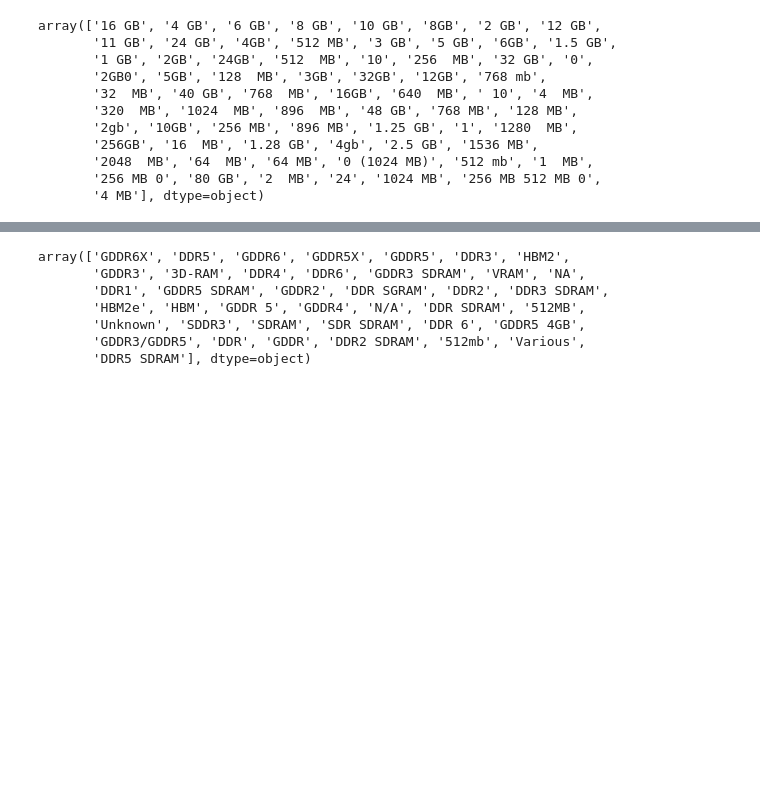
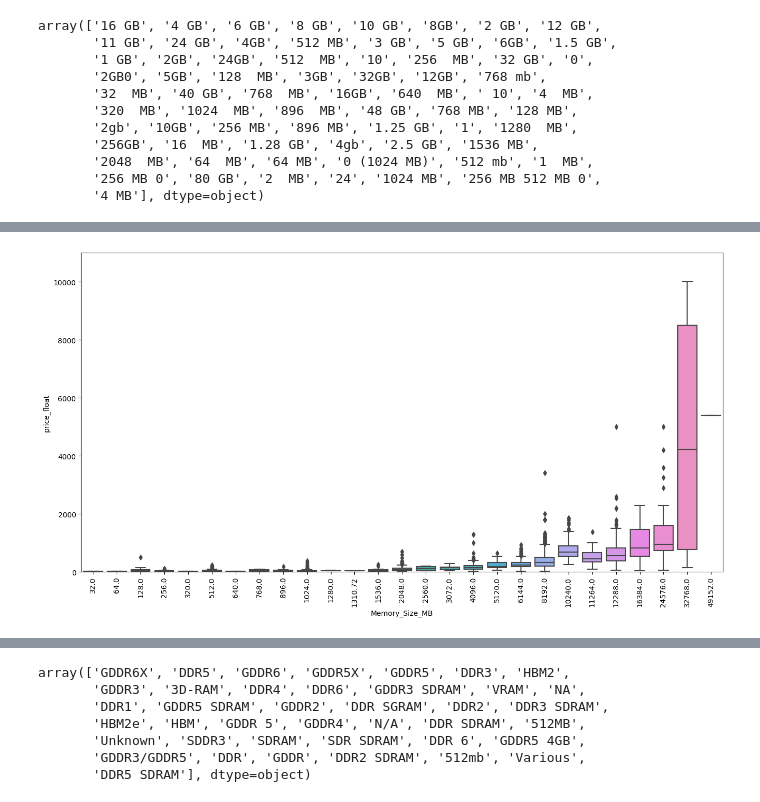
Before and after one commit to LuAsm/Tweet_sentiment_predict, a Jupyter notebook: notebooks/modelling.ipynb, the cells around one changed output, grey strips where cells are left out. Drawn from its saved outputs; the diff is of its cells as text; code cells hidden in the pictures; blank space fills up the shorter version.

Commit message:
Upload some graph, not good but just temp.

```diff
--- a/notebooks/modelling.ipynb
+++ b/notebooks/modelling.ipynb
@@ -284,3 +284,11 @@ df.loc[df["Memory Size:"] == "256 MB"]
 | 4760 | Dell 0X175K Quadro NVS 295 PCIe 2... | US 19.32 | https://www.ebay.co.uk/itm/115229... | Used | {'Condition:': 'Used', 'Memory Si... | 19.32 | 0 | NVIDIA | Dell | ... |
 # %%
 df.drop(df[(df['Memory_Size_MB'] < 5)].index, inplace=True)
+df.drop(df[(df['Memory_Size_MB'] > 50000)].index, inplace=True)
+# %%
+f, ax = plt.subplots(figsize=(16, 8))
+fig = sns.boxplot(x="Memory_Size_MB", y="price_float", data=df)
+fig.axis(ymin=0, ymax=11000);
+plt.xticks(rotation=90);
+# %% [output]
+[figure, added]
```
Also changed, not shown: parts of 7 cells of this notebook.
